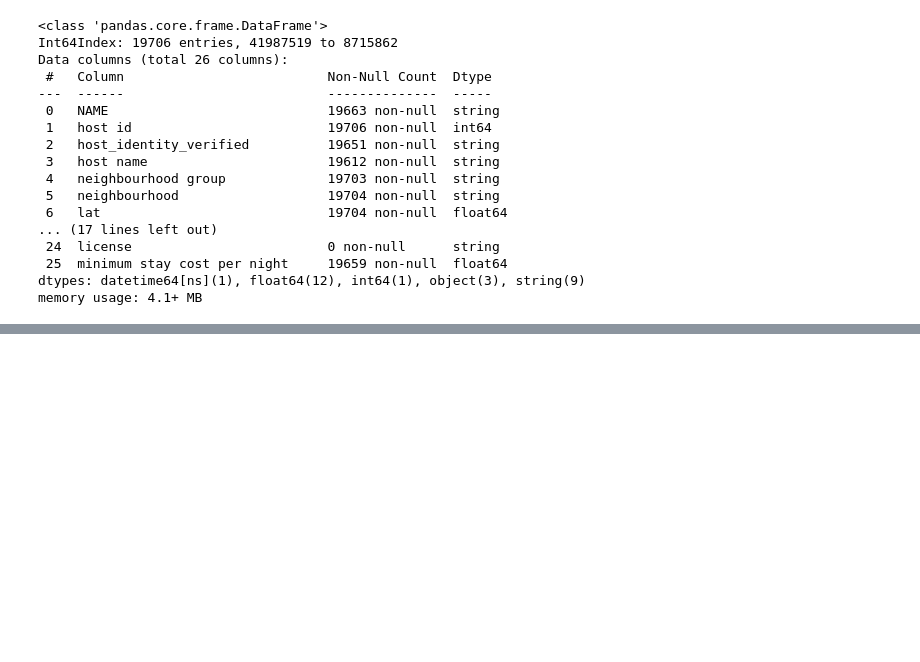
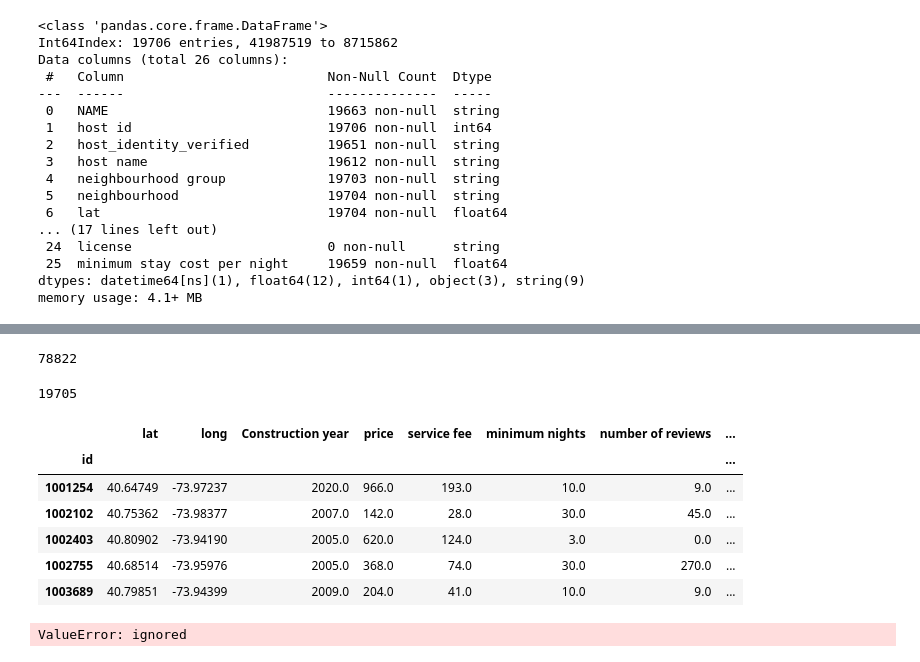
Before and after one commit to harrisuddin/F20DL, a Jupyter notebook: F20DL.ipynb, the cells around one changed output, grey strips where cells are left out. Drawn from its saved outputs; the diff is of its cells as text; code cells hidden in the pictures; blank space fills up the shorter version.

Commit message:
working on pipelines; having "unconfirmed" error

```diff
--- a/F20DL.ipynb
+++ b/F20DL.ipynb
@@ -37,7 +37,7 @@ def load_bnb_data(url=raw_data_url):
   download = requests.get(url).content
 
   # read the downloaded content and put into dataframe
-  df = pd.read_csv(io.StringIO(download.decode("utf-8")),index_col=0,infer_datetime_format=True,dayfirst=False,parse_dates=['last review'],dtype={'id':'int','Construction year':'float','NAME':'string','host id':'int','host_identity_verified':'string' ,'host name':'string','neighbourhood group':'string','neighbourhood':'string','lat':'float','long':'float','country':'string','country code':'string', 	'...':'string','service fee':'string','minimum nights':'float','number of reviews':'float','reviews per month':'float','review rate number':'float','calculated host listings count':'float','availability 365':'float','house_rules':'string','license':'string'
+  df = pd.read_csv(io.StringIO(download.decode("utf-8")),index_col=0,infer_datetime_format=True,dayfirst=False,dtype={'id':'int','Construction year':'float','NAME':'string','host id':'int','host_identity_verified':'string' ,'host name':'string','neighbourhood group':'string','neighbourhood':'string','lat':'float','long':'float','country':'string','country code':'string', 	'...':'string','service fee':'string','minimum nights':'float','number of reviews':'float', 'last review':'object','reviews per month':'float','review rate number':'float','calculated host listings count':'float','availability 365':'float','house_rules':'string','license':'string'
 })
   return df
 # %%
@@ -449,0 +472,34 @@ memory usage: 4.1+ MB
+# %%
+train_set, test_set = split_train_test(bnb_data, 0.2)
+len(train_set)
+# %% [output]
+78822
+# %%
+len(test_set)
+# %% [output]
+19705
+# %%
+bnb_num = bnb_data.drop(['NAME', 'host id', "host_identity_verified", "host name", "neighbourhood group", "neighbourhood", "country", "country code", "instant_bookable", "cancellation_policy", "room type", "last review", "house_rules", "license"], axis=1)
+bnb_num.head()
+# %% [output]
+|  | lat | long | Construction year | price | service fee | minimum nights | number of reviews | ... |
+| id |  |  |  |  |  |  |  | ... |
+| 1001254 | 40.64749 | -73.97237 | 2020.0 | 966.0 | 193.0 | 10.0 | 9.0 | ... |
+| 1002102 | 40.75362 | -73.98377 | 2007.0 | 142.0 | 28.0 | 30.0 | 45.0 | ... |
+| 1002403 | 40.80902 | -73.94190 | 2005.0 | 620.0 | 124.0 | 3.0 | 0.0 | ... |
+| 1002755 | 40.68514 | -73.95976 | 2005.0 | 368.0 | 74.0 | 30.0 | 270.0 | ... |
+| 1003689 | 40.79851 | -73.94399 | 2009.0 | 204.0 | 41.0 | 10.0 | 9.0 | ... |
+# %%
+from sklearn.pipeline import Pipeline
+from sklearn.preprocessing import StandardScaler
+from sklearn.impute import SimpleImputer
+
+num_pipeline = Pipeline([
+    ('imputer', SimpleImputer(strategy="median")), # Dealing with missing values
+    #('attribs_adder', CombinedAttributesAdder()), # New attribute
+    ('std_scaler', StandardScaler()),            # Attribute normalization
+])
+
+bnb_num_tr = num_pipeline.fit_transform(bnb_num)
+# %% [output]
+ValueError: ignored
```
Also changed, not shown: parts of 6 cells of this notebook.
